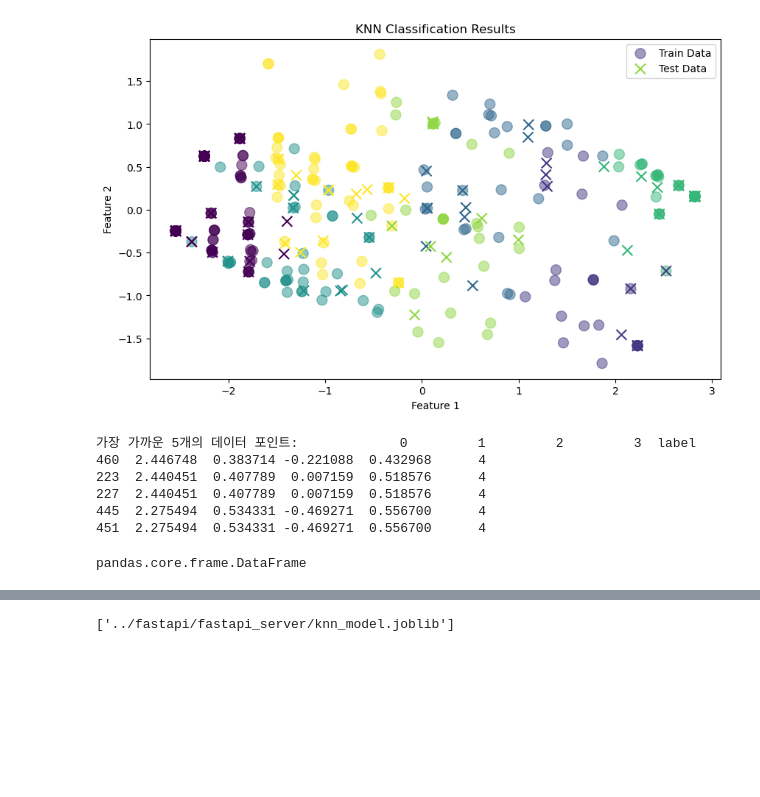
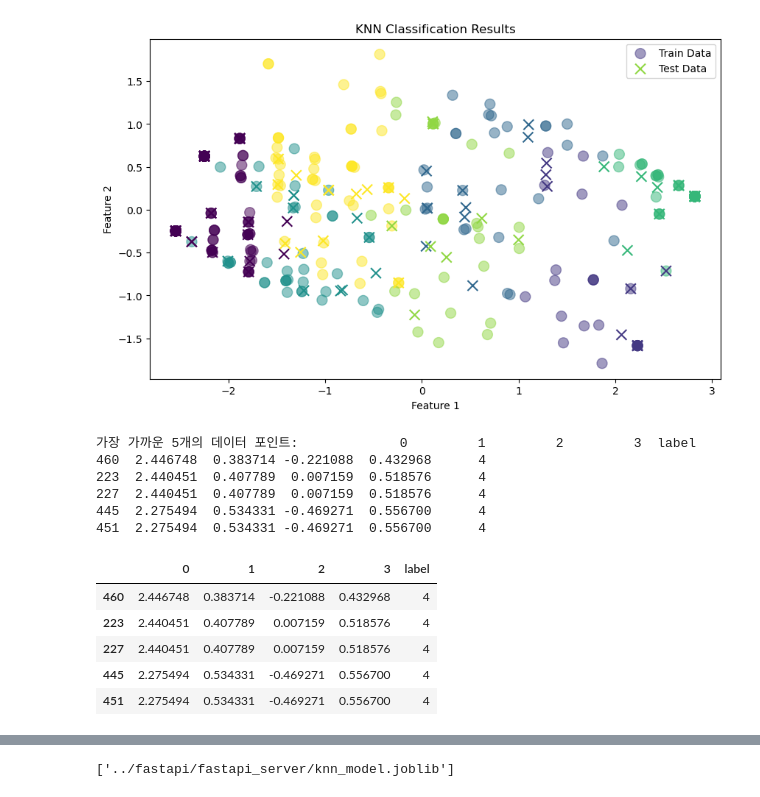
Before and after one commit to naedonnaelife/naedonnaesan, a Jupyter notebook: Clustering/KNN돌리기.ipynb, the cells around one changed output, grey strips where cells are left out. Drawn from its saved outputs; the diff is of its cells as text; code cells hidden in the pictures; blank space fills up the shorter version.

```diff
--- a/Clustering/KNN돌리기.ipynb
+++ b/Clustering/KNN돌리기.ipynb
@@ -193,9 +193,14 @@ print("가장 가까운 5개의 데이터 포인트:", closest_points)
 227  2.440451  0.407789  0.007159  0.518576      4
 445  2.275494  0.534331 -0.469271  0.556700      4
 451  2.275494  0.534331 -0.469271  0.556700      4
-# %%
-type(closest_points)
-# %% [output]
-pandas.core.frame.DataFrame
+# %%
+closest_points
+# %% [output]
+|  | 0 | 1 | 2 | 3 | label |
+| 460 | 2.446748 | 0.383714 | -0.221088 | 0.432968 | 4 |
+| 223 | 2.440451 | 0.407789 | 0.007159 | 0.518576 | 4 |
+| 227 | 2.440451 | 0.407789 | 0.007159 | 0.518576 | 4 |
+| 445 | 2.275494 | 0.534331 | -0.469271 | 0.556700 | 4 |
+| 451 | 2.275494 | 0.534331 | -0.469271 | 0.556700 | 4 |
 # %%
 index = closest_points.index
```
Also changed, not shown: parts of 3 cells of this notebook, 1 other file.
